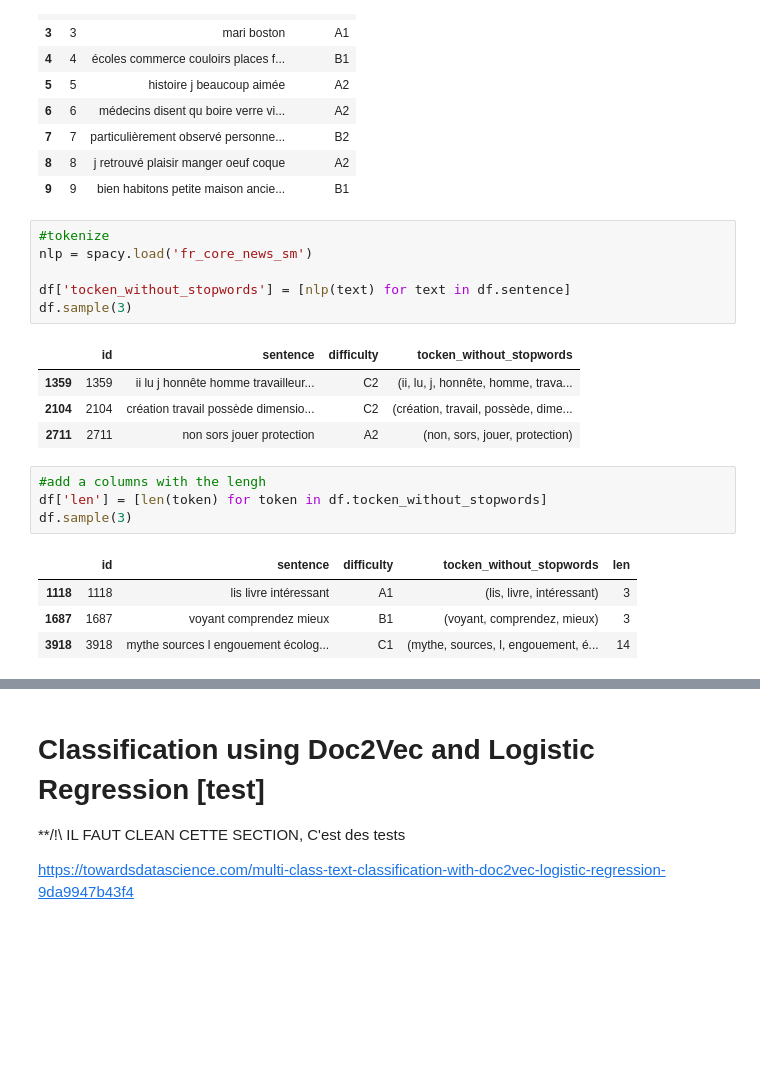
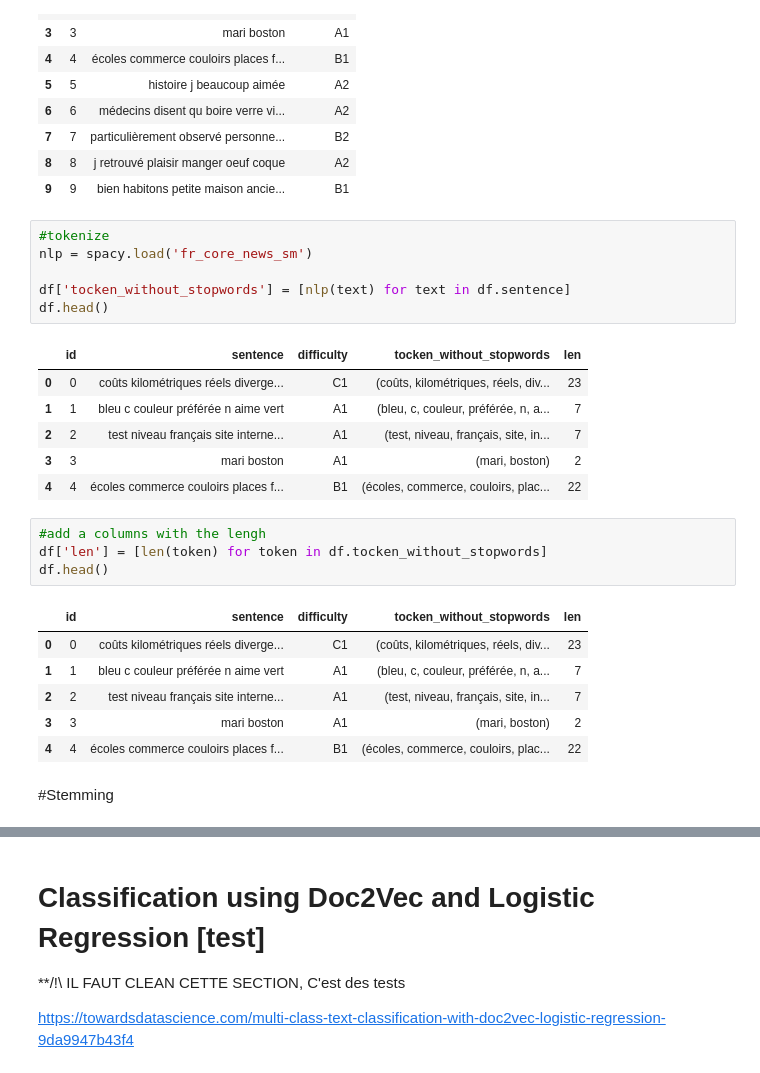
Before and after one commit to stefarine/DMML2022_ROLEX, a Jupyter notebook: code/UNIL_ROLEX.ipynb, the cells around one changed output, grey strips where cells are left out. Cells and saved outputs as stored; diff of their text form; blank space fills up the shorter version.

```diff
--- a/code/UNIL_ROLEX.ipynb
+++ b/code/UNIL_ROLEX.ipynb
@@ -376,20 +387,26 @@ df.head(10)
 # %%
 #tokenize
 nlp = spacy.load('fr_core_news_sm')
 
 df['tocken_without_stopwords'] = [nlp(text) for text in df.sentence]
-df.sample(3)
+df.head()
 # %% [output]
-|  | id | sentence | difficulty | tocken_without_stopwords |
-| 1359 | 1359 | ii lu j honnête homme travailleur... | C2 | (ii, lu, j, honnête, homme, trava... |
-| 2104 | 2104 | création travail possède dimensio... | C2 | (création, travail, possède, dime... |
-| 2711 | 2711 | non sors jouer protection | A2 | (non, sors, jouer, protection) |
+|  | id | sentence | difficulty | tocken_without_stopwords | len |
+| 0 | 0 | coûts kilométriques réels diverge... | C1 | (coûts, kilométriques, réels, div... | 23 |
+| 1 | 1 | bleu c couleur préférée n aime vert | A1 | (bleu, c, couleur, préférée, n, a... | 7 |
+| 2 | 2 | test niveau français site interne... | A1 | (test, niveau, français, site, in... | 7 |
+| 3 | 3 | mari boston | A1 | (mari, boston) | 2 |
+| 4 | 4 | écoles commerce couloirs places f... | B1 | (écoles, commerce, couloirs, plac... | 22 |
 # %%
 #add a columns with the lengh
 df['len'] = [len(token) for token in df.tocken_without_stopwords]
-df.sample(3)
+df.head()
 # %% [output]
 |  | id | sentence | difficulty | tocken_without_stopwords | len |
-| 1118 | 1118 | lis livre intéressant | A1 | (lis, livre, intéressant) | 3 |
-| 1687 | 1687 | voyant comprendez mieux | B1 | (voyant, comprendez, mieux) | 3 |
-| 3918 | 3918 | mythe sources l engouement écolog... | C1 | (mythe, sources, l, engouement, é... | 14 |
+| 0 | 0 | coûts kilométriques réels diverge... | C1 | (coûts, kilométriques, réels, div... | 23 |
+| 1 | 1 | bleu c couleur préférée n aime vert | A1 | (bleu, c, couleur, préférée, n, a... | 7 |
+| 2 | 2 | test niveau français site interne... | A1 | (test, niveau, français, site, in... | 7 |
+| 3 | 3 | mari boston | A1 | (mari, boston) | 2 |
+| 4 | 4 | écoles commerce couloirs places f... | B1 | (écoles, commerce, couloirs, plac... | 22 |
+# %% [markdown]
+#Stemming
```
Also changed, not shown: parts of 27 cells of this notebook.
